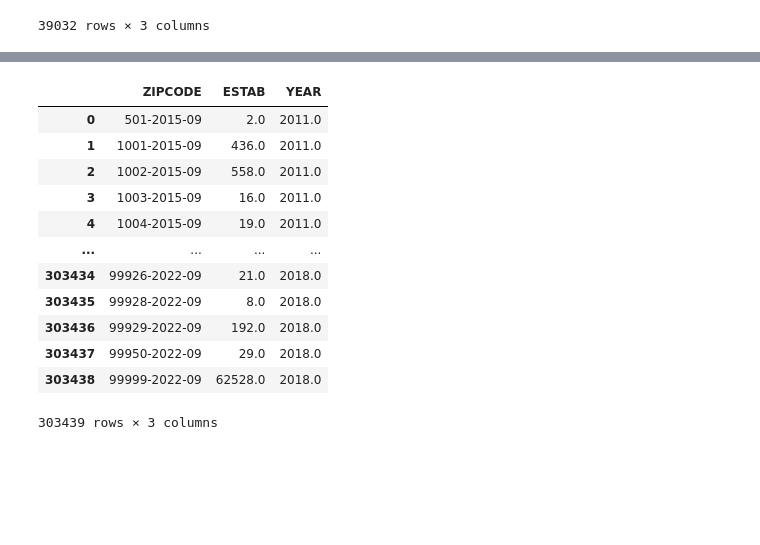
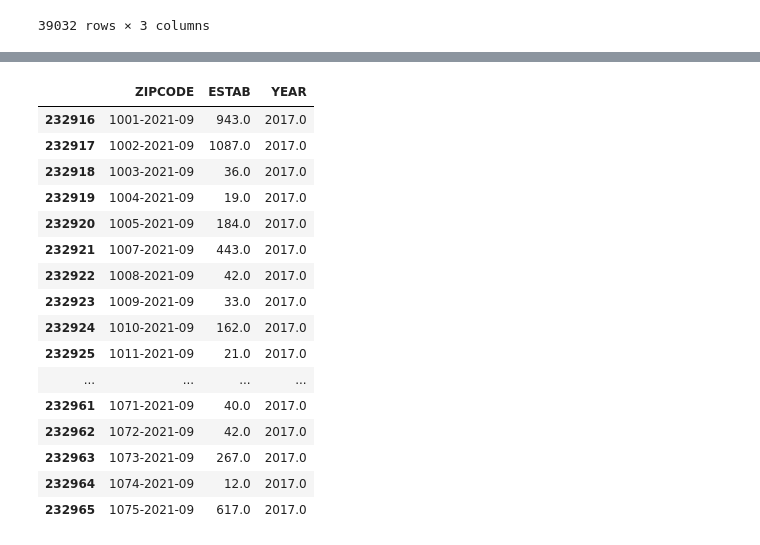
Before and after one commit to RyanBur/NYCDSA_Capstone, a Jupyter notebook: adding new features.ipynb, the cells around one changed output, grey strips where cells are left out. Cells and saved outputs as stored; diff of their text form; code cells hidden in the pictures; blank space fills up the shorter version.

```diff
--- a/adding new features.ipynb
+++ b/adding new features.ipynb
@@ -143,21 +140,25 @@ fullbusinessesdata
 # %%
 #the number 3 at end of str(int(x[2])+3) is how many years to stagger. to predict 1 year out want +2 bc comes out one year after and then one year after that
 fullbusinessesdata.ZIPCODE=fullbusinessesdata.apply(lambda x: str(x[0])+'-'+str(int(x[2])+4)+'-09',axis=1)
-# %%
-
-fullbusinessesdata
-# %% [output]
-|  | ZIPCODE | ESTAB | YEAR |
-| 0 | 501-2015-09 | 2.0 | 2011.0 |
-| 1 | 1001-2015-09 | 436.0 | 2011.0 |
-| 2 | 1002-2015-09 | 558.0 | 2011.0 |
-| 3 | 1003-2015-09 | 16.0 | 2011.0 |
-| 4 | 1004-2015-09 | 19.0 | 2011.0 |
-| ... | ... | ... | ... |
-| 303434 | 99926-2022-09 | 21.0 | 2018.0 |
-| 303435 | 99928-2022-09 | 8.0 | 2018.0 |
-| 303436 | 99929-2022-09 | 192.0 | 2018.0 |
-| 303437 | 99950-2022-09 | 29.0 | 2018.0 |
-| 303438 | 99999-2022-09 | 62528.0 | 2018.0 |
-303439 rows × 3 columns
+# %%
+fullbusinessesdata[fullbusinessesdata.YEAR==2017].head(50)
+#fullbusinessesdata[fullbusinessesdata.ZIPCODE=='1063-2019-09']
+# %% [output]
+|  | ZIPCODE | ESTAB | YEAR |
+| 232916 | 1001-2021-09 | 943.0 | 2017.0 |
+| 232917 | 1002-2021-09 | 1087.0 | 2017.0 |
+| 232918 | 1003-2021-09 | 36.0 | 2017.0 |
+| 232919 | 1004-2021-09 | 19.0 | 2017.0 |
+| 232920 | 1005-2021-09 | 184.0 | 2017.0 |
+| 232921 | 1007-2021-09 | 443.0 | 2017.0 |
+| 232922 | 1008-2021-09 | 42.0 | 2017.0 |
+| 232923 | 1009-2021-09 | 33.0 | 2017.0 |
+| 232924 | 1010-2021-09 | 162.0 | 2017.0 |
+| 232925 | 1011-2021-09 | 21.0 | 2017.0 |
+| ... | ... | ... | ... |
+| 232961 | 1071-2021-09 | 40.0 | 2017.0 |
+| 232962 | 1072-2021-09 | 42.0 | 2017.0 |
+| 232963 | 1073-2021-09 | 267.0 | 2017.0 |
+| 232964 | 1074-2021-09 | 12.0 | 2017.0 |
+| 232965 | 1075-2021-09 | 617.0 | 2017.0 |
 # %%
```
Also changed, not shown: parts of 10 cells of this notebook, 47 other files.
